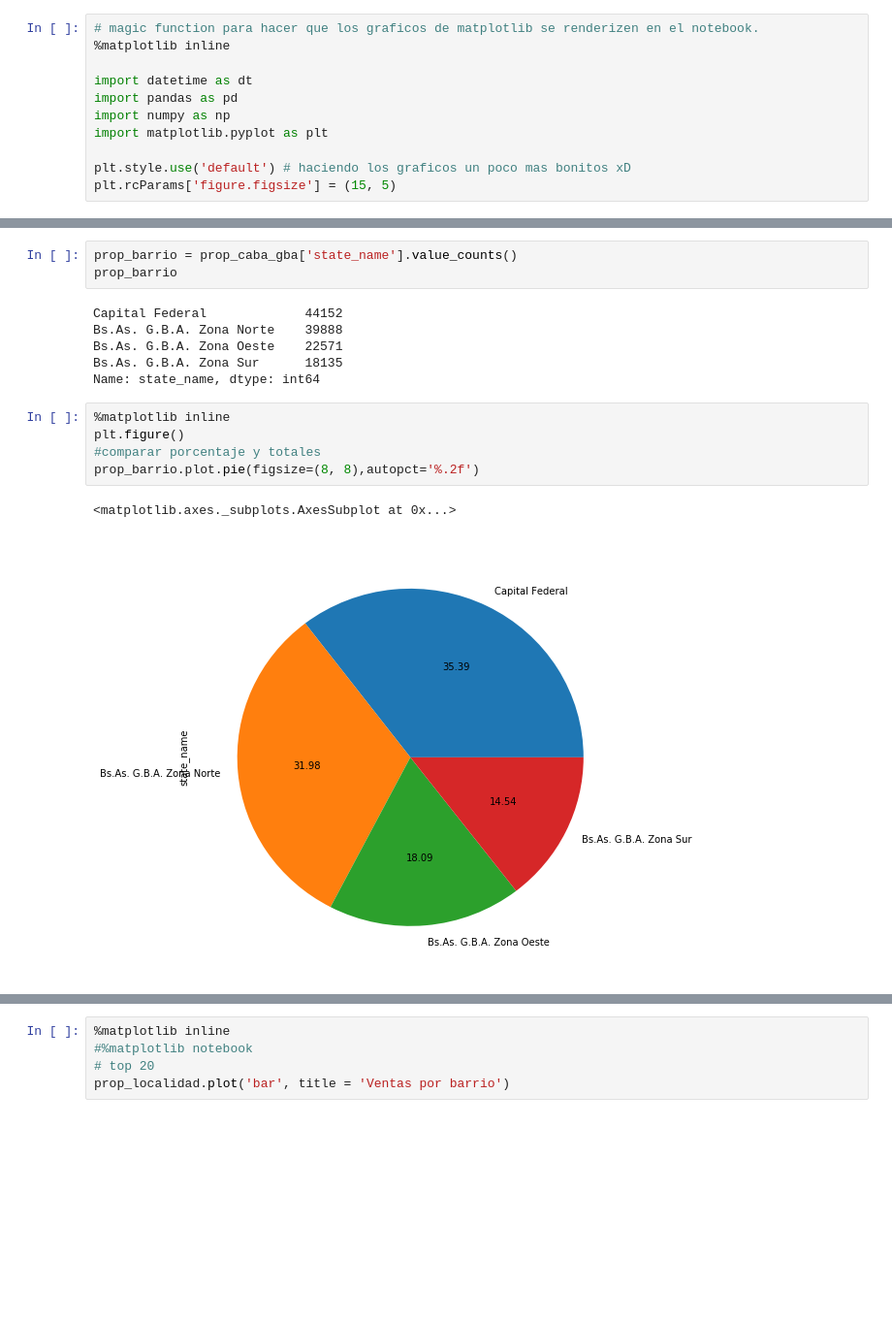
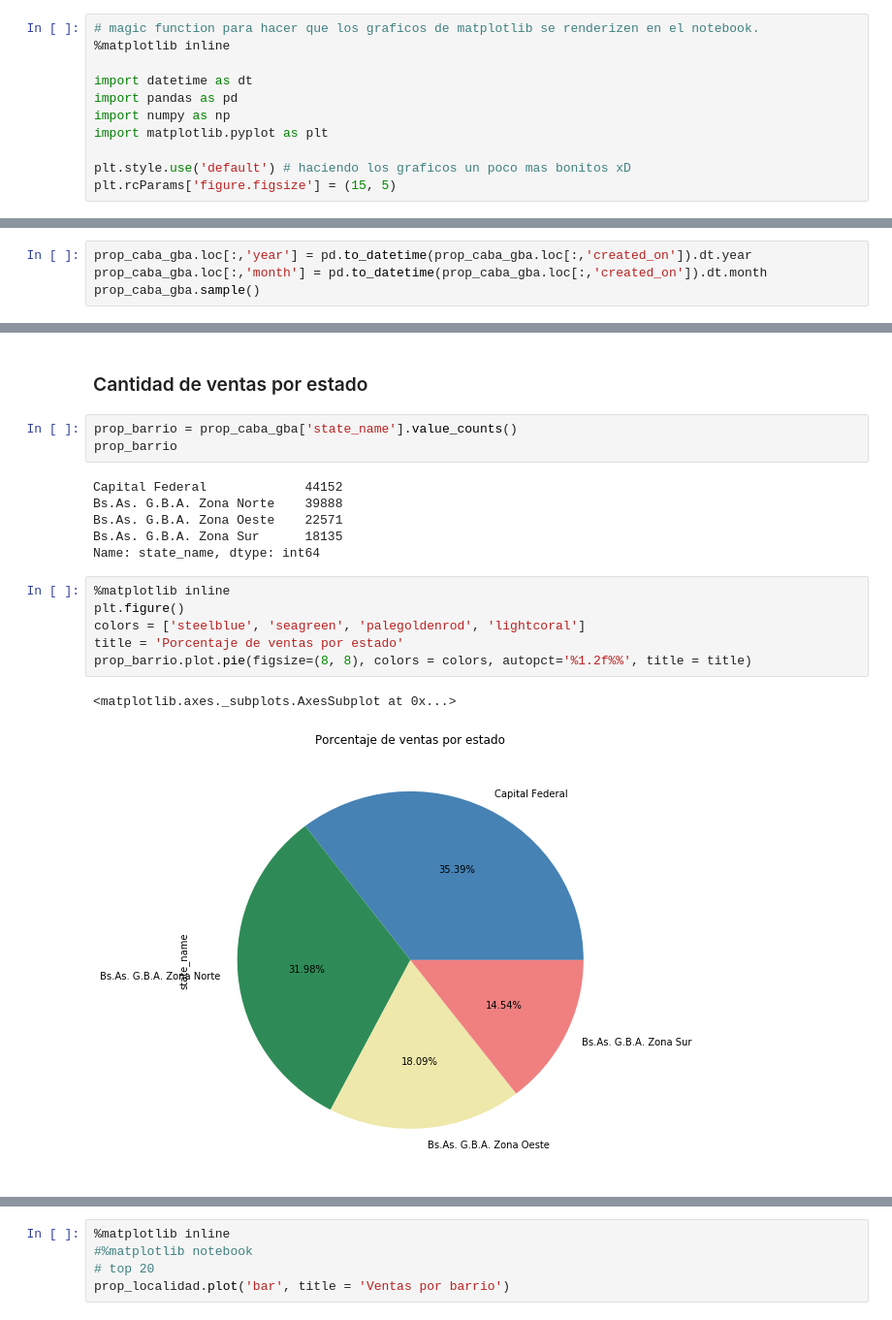
Before and after one commit to DanielMankowski/Data-Scients, a Jupyter notebook: TP 1.ipynb, the cells around one changed output, grey strips where cells are left out. Shown at 97% size. Drawn from its saved outputs; the diff is of its cells as text; blank space fills up the shorter version.

```diff
--- a/TP 1.ipynb
+++ b/TP 1.ipynb
@@ -91,0 +88,4 @@ memory usage: 26.6+ MB
+# %%
+prop_caba_gba.loc[:,'year'] = pd.to_datetime(prop_caba_gba.loc[:,'created_on']).dt.year
+prop_caba_gba.loc[:,'month'] = pd.to_datetime(prop_caba_gba.loc[:,'created_on']).dt.month
+prop_caba_gba.sample()
@@ -92,3 +96,5 @@ memory usage: 26.6+ MB
+# %% [markdown]
+### Cantidad de ventas por estado
 # %%
 prop_barrio = prop_caba_gba['state_name'].value_counts()
 prop_barrio
@@ -101,8 +107,9 @@ Name: state_name, dtype: int64
 # %%
 %matplotlib inline
 plt.figure()
-#comparar porcentaje y totales
-prop_barrio.plot.pie(figsize=(8, 8),autopct='%.2f')
+colors = ['steelblue', 'seagreen', 'palegoldenrod', 'lightcoral']
+title = 'Porcentaje de ventas por estado'
+prop_barrio.plot.pie(figsize=(8, 8), colors = colors, autopct='%1.2f%%', title = title)
 # %% [output]
 <matplotlib.axes._subplots.AxesSubplot at 0x...>
-[figure, old version]
+[figure, new version]
```
Also changed, not shown: parts of 38 cells of this notebook.
